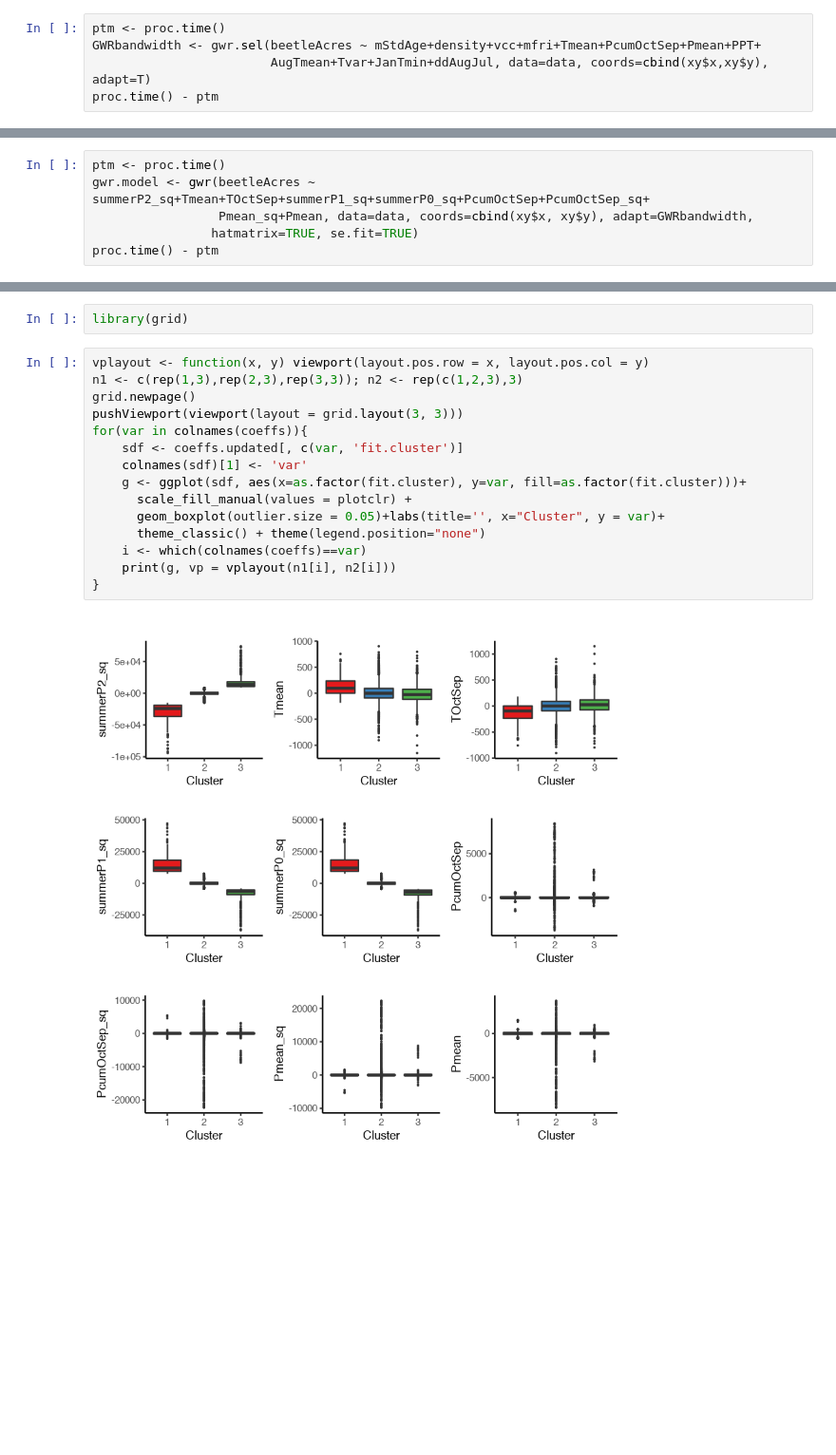
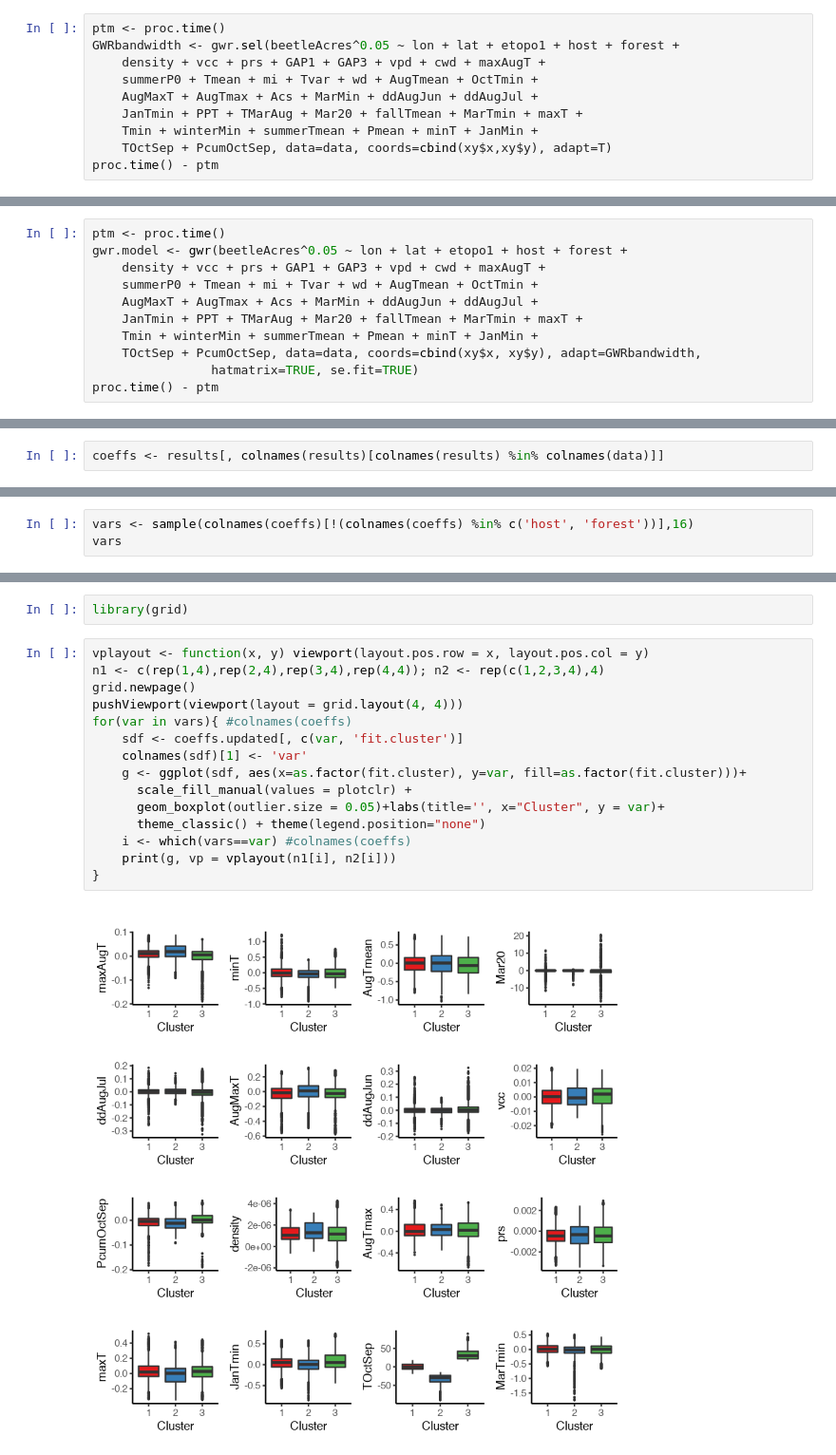
Before and after one commit to dongmeic/suppression, a Jupyter notebook: R/gwr_cluster_analysis.ipynb, the cells around one changed output, grey strips where cells are left out. Shown at 95% size. Drawn from its saved outputs; the diff is of its cells as text; blank space fills up the shorter version.

```diff
--- a/R/gwr_cluster_analysis.ipynb
+++ b/R/gwr_cluster_analysis.ipynb
@@ -120,5 +116,10 @@ spplot(map.resids, cuts=quantile(resids), col.regions=colours, cex=0.3)
 # %%
 ptm <- proc.time()
-GWRbandwidth <- gwr.sel(beetleAcres ~ mStdAge+density+vcc+mfri+Tmean+PcumOctSep+Pmean+PPT+
-                        AugTmean+Tvar+JanTmin+ddAugJul, data=data, coords=cbind(xy$x,xy$y), adapt=T)
+GWRbandwidth <- gwr.sel(beetleAcres^0.05 ~ lon + lat + etopo1 + host + forest +
+    density + vcc + prs + GAP1 + GAP3 + vpd + cwd + maxAugT +
+    summerP0 + Tmean + mi + Tvar + wd + AugTmean + OctTmin +
+    AugMaxT + AugTmax + Acs + MarMin + ddAugJun + ddAugJul +
+    JanTmin + PPT + TMarAug + Mar20 + fallTmean + MarTmin + maxT +
+    Tmin + winterMin + summerTmean + Pmean + minT + JanMin +
+    TOctSep + PcumOctSep, data=data, coords=cbind(xy$x,xy$y), adapt=T)
 proc.time() - ptm
@@ -125,7 +155,12 @@ proc.time() - ptm
 # %%
 ptm <- proc.time()
-gwr.model <- gwr(beetleAcres ~ summerP2_sq+Tmean+TOctSep+summerP1_sq+summerP0_sq+PcumOctSep+PcumOctSep_sq+
-                 Pmean_sq+Pmean, data=data, coords=cbind(xy$x, xy$y), adapt=GWRbandwidth,
+gwr.model <- gwr(beetleAcres^0.05 ~ lon + lat + etopo1 + host + forest +
+    density + vcc + prs + GAP1 + GAP3 + vpd + cwd + maxAugT +
+    summerP0 + Tmean + mi + Tvar + wd + AugTmean + OctTmin +
+    AugMaxT + AugTmax + Acs + MarMin + ddAugJun + ddAugJul +
+    JanTmin + PPT + TMarAug + Mar20 + fallTmean + MarTmin + maxT +
+    Tmin + winterMin + summerTmean + Pmean + minT + JanMin +
+    TOctSep + PcumOctSep, data=data, coords=cbind(xy$x, xy$y), adapt=GWRbandwidth,
                 hatmatrix=TRUE, se.fit=TRUE)
 proc.time() - ptm
 # %% [output]
@@ -165,3 +200,5 @@ coeffs <- results[, vars]
+# %%
+coeffs <- results[, colnames(results)[colnames(results) %in% colnames(data)]]
 # %%
 wss <- (nrow(coeffs)-1)*sum(apply(coeffs,2,var))
 par(mfrow=c(1,1),mar=c(5,4.5,2,1))
@@ -219,0 +266,3 @@ points(xy$x, xy$y, pch=16, col=colcode, cex=0.3)
+# %%
+vars <- sample(colnames(coeffs)[!(colnames(coeffs) %in% c('host', 'forest'))],16)
+vars
@@ -235,18 +289,18 @@ head(coeffs.updated)
 library(grid)
 # %%
 vplayout <- function(x, y) viewport(layout.pos.row = x, layout.pos.col = y)
-n1 <- c(rep(1,3),rep(2,3),rep(3,3)); n2 <- rep(c(1,2,3),3)
+n1 <- c(rep(1,4),rep(2,4),rep(3,4),rep(4,4)); n2 <- rep(c(1,2,3,4),4)
 grid.newpage()
-pushViewport(viewport(layout = grid.layout(3, 3)))
-for(var in colnames(coeffs)){
+pushViewport(viewport(layout = grid.layout(4, 4)))
+for(var in vars){ #colnames(coeffs)
     sdf <- coeffs.updated[, c(var, 'fit.cluster')]
     colnames(sdf)[1] <- 'var'
     g <- ggplot(sdf, aes(x=as.factor(fit.cluster), y=var, fill=as.factor(fit.cluster)))+
       scale_fill_manual(values = plotclr) +
       geom_boxplot(outlier.size = 0.05)+labs(title='', x="Cluster", y = var)+
       theme_classic() + theme(legend.position="none")
-    i <- which(colnames(coeffs)==var)
+    i <- which(vars==var) #colnames(coeffs)
     print(g, vp = vplayout(n1[i], n2[i]))
 }
 # %% [output]
-[figure, old version]
+[figure, new version]
```
Also changed, not shown: parts of 21 cells of this notebook, 2 other files.
